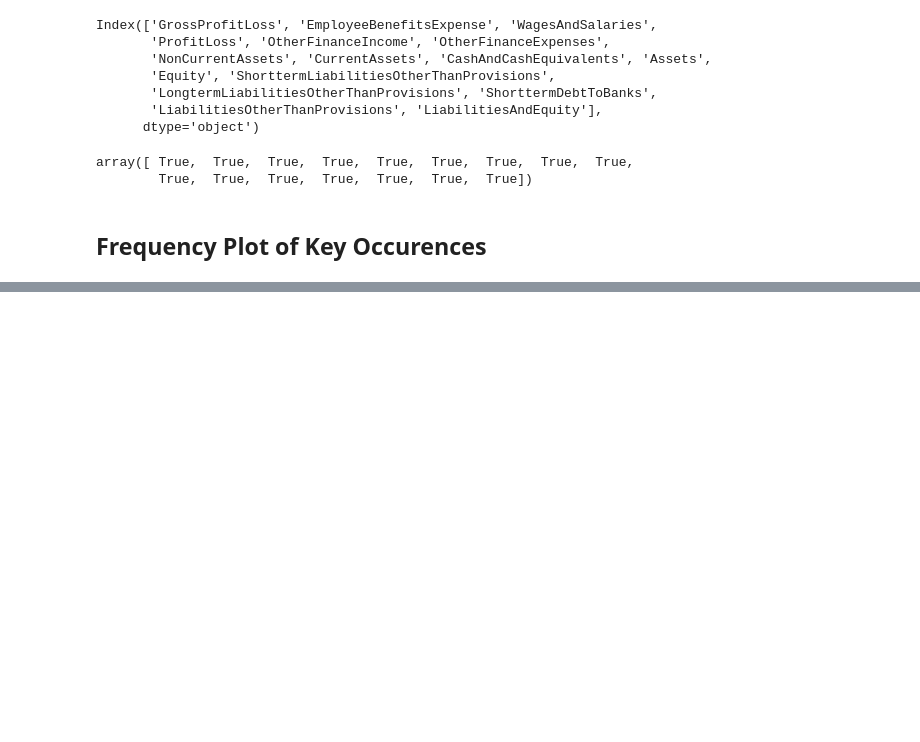
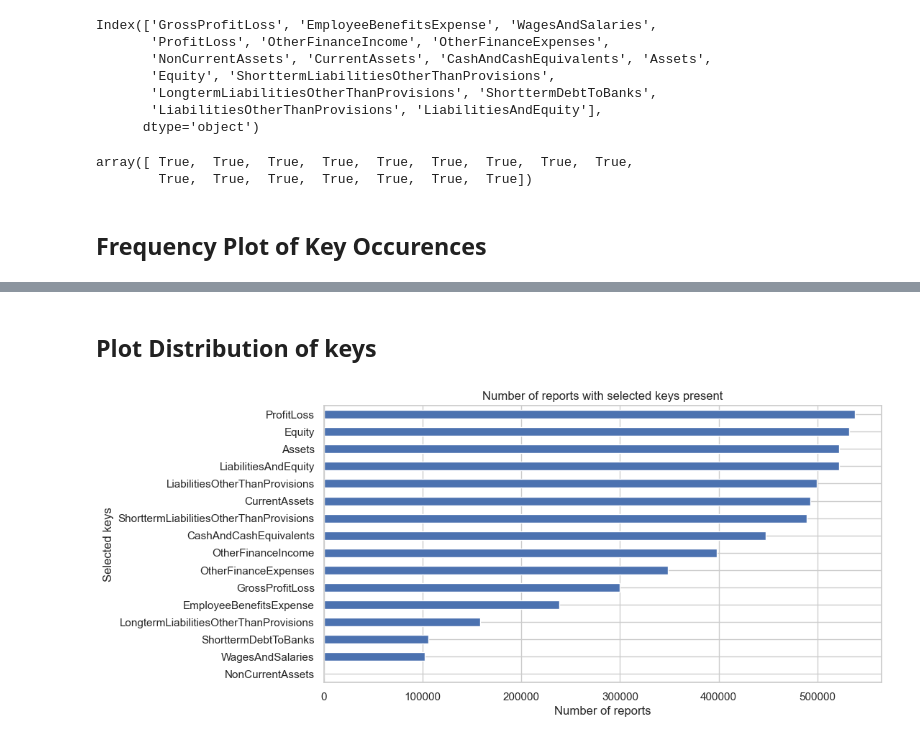
Before and after one commit to annabramsloew/company2vec, a Jupyter notebook: Notebooks/FreqOfSelectedKeys.ipynb, the cells around one changed output, grey strips where cells are left out. Saved outputs shown, nothing was run; the diff lists cells and outputs as text; code cells hidden in the pictures; blank space fills up the shorter version.

```diff
--- a/Notebooks/FreqOfSelectedKeys.ipynb
+++ b/Notebooks/FreqOfSelectedKeys.ipynb
@@ -83,0 +141,15 @@ plt.show()
+# %% [markdown]
+## Plot Distribution of keys
+# %%
+#plot histogram of keys and their occurences in the dataset
+# selected keys on y-axis and their occurences on x-axis
+#plot it as a horizontal bar plot
+
+plt.figure(figsize=(10, 5))
+df[selected_keys].notnull().sum().sort_values().plot(kind='barh')
+plt.xlabel('Number of reports')
+plt.ylabel('Selected keys')
+plt.title('Number of reports with selected keys present')
+plt.show()
+# %% [output]
+[figure, added]
```
Also changed, not shown: parts of 22 cells of this notebook.
